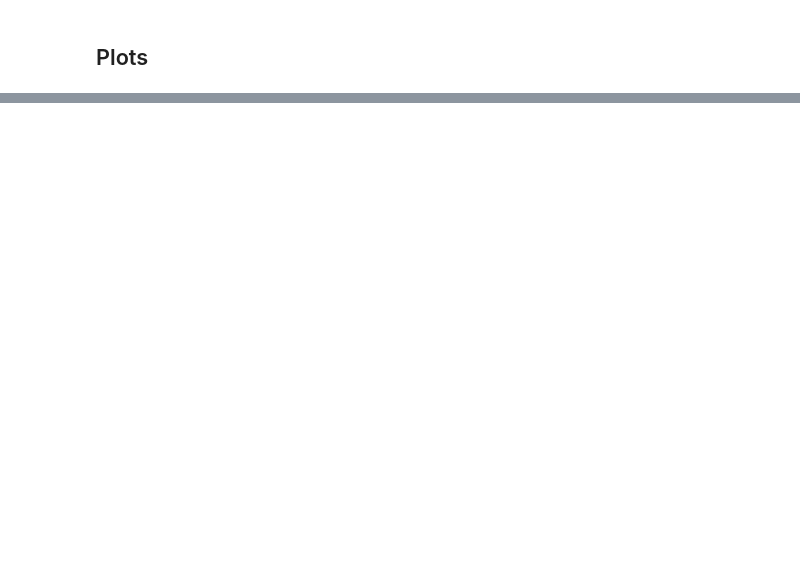
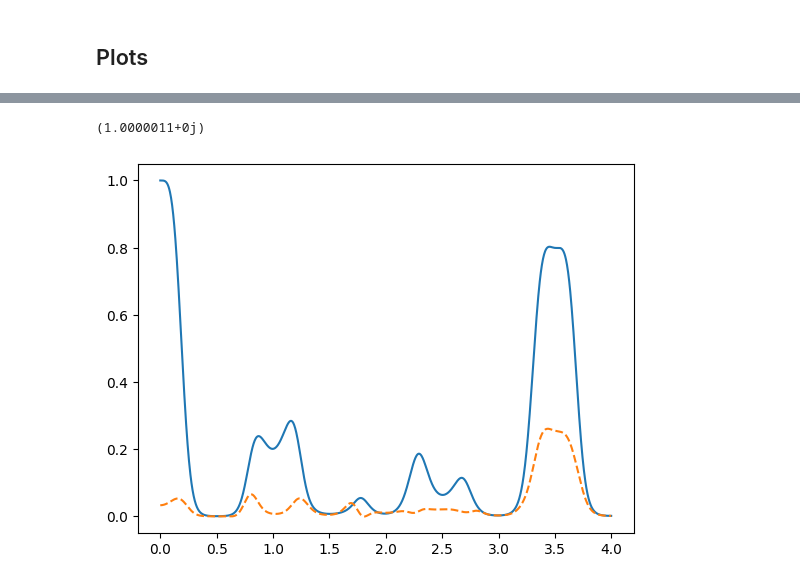
Before and after one commit to leoskar/mctdhf, a Jupyter notebook: MCTDHF_fd_direct_jax.ipynb, the cells around one changed output, grey strips where cells are left out. Saved outputs shown, nothing was run; the diff lists cells and outputs as text; code cells hidden in the pictures; blank space fills up the shorter version.

```diff
--- a/MCTDHF_fd_direct_jax.ipynb
+++ b/MCTDHF_fd_direct_jax.ipynb
@@ -522,0 +530,6 @@ plt.show()
+# %%
+psi_f = (b_f@C_f.reshape(C_shape)).conj().T
+overlap = np.zeros_like(t)
+for i in range(num_steps+1):
+    psi_i = (b_arr[i,:]@Cs_rt[i,:].reshape(C_shape))
+    overlap[i] = np.abs(np.linalg.det(psi_f@psi_i)*4)**2
@@ -522,0 +636,4 @@ plt.show()
+# %%
+np.linalg.det(b_f.T@b_f)
+# %% [output]
+(1.0000011+0j)
@@ -522,0 +642,11 @@ plt.show()
+# %%
+overlap_c = [calculate_overlap_3(b, C.reshape(C_shape)) for b,C in zip(b_arr, Cs_rt)]
+# %%
+#plt.plot(t*0.25*8/(2*np.pi), np.abs(C_f.T@Cs_rt.T)**2)
+#plt.plot(t*0.25*8/(2*np.pi), np.abs(contract('ij, tij -> t', b_f, b_arr))**2)
+plt.plot(t*0.25*8/(2*np.pi), np.abs(overlap)**2)
+plt.plot(t*0.25*8/(2*np.pi), np.abs(overlap_c)**2,'--')
+#plt.plot(t,overlap_1)
+plt.show()
+# %% [output]
+[figure, added]
```
Also changed, not shown: parts of 25 cells of this notebook.
